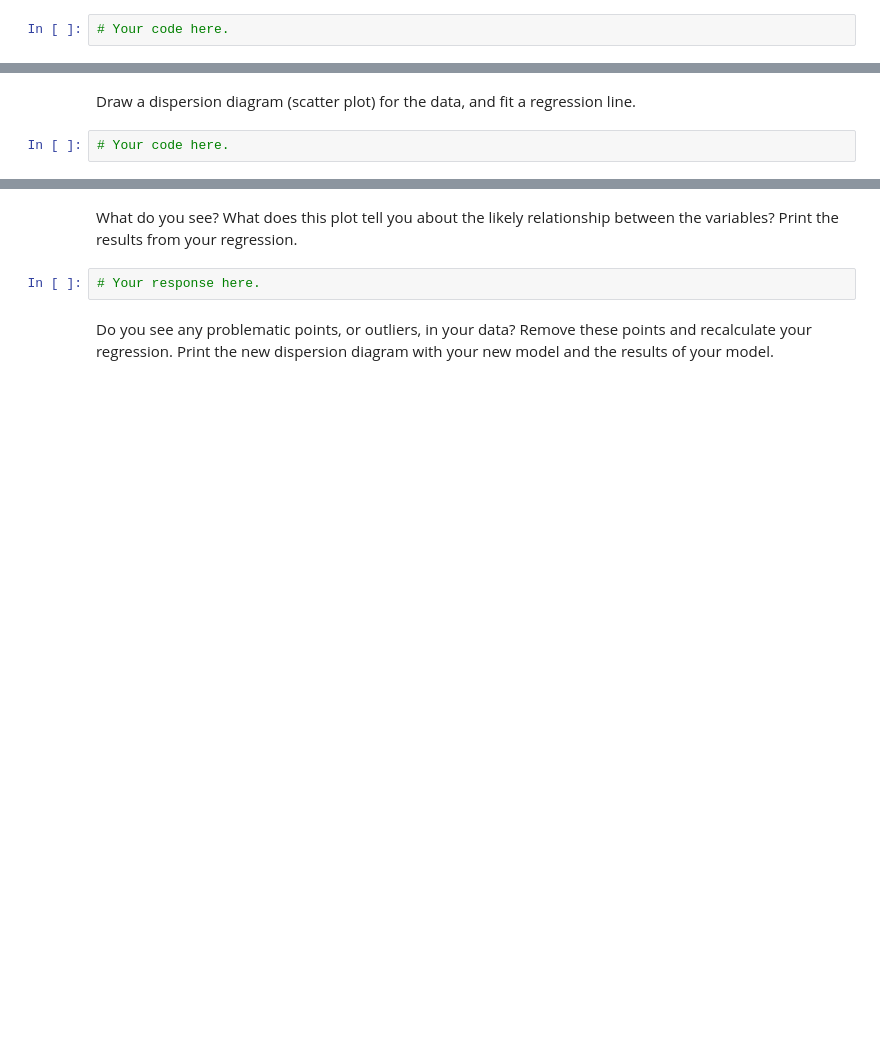
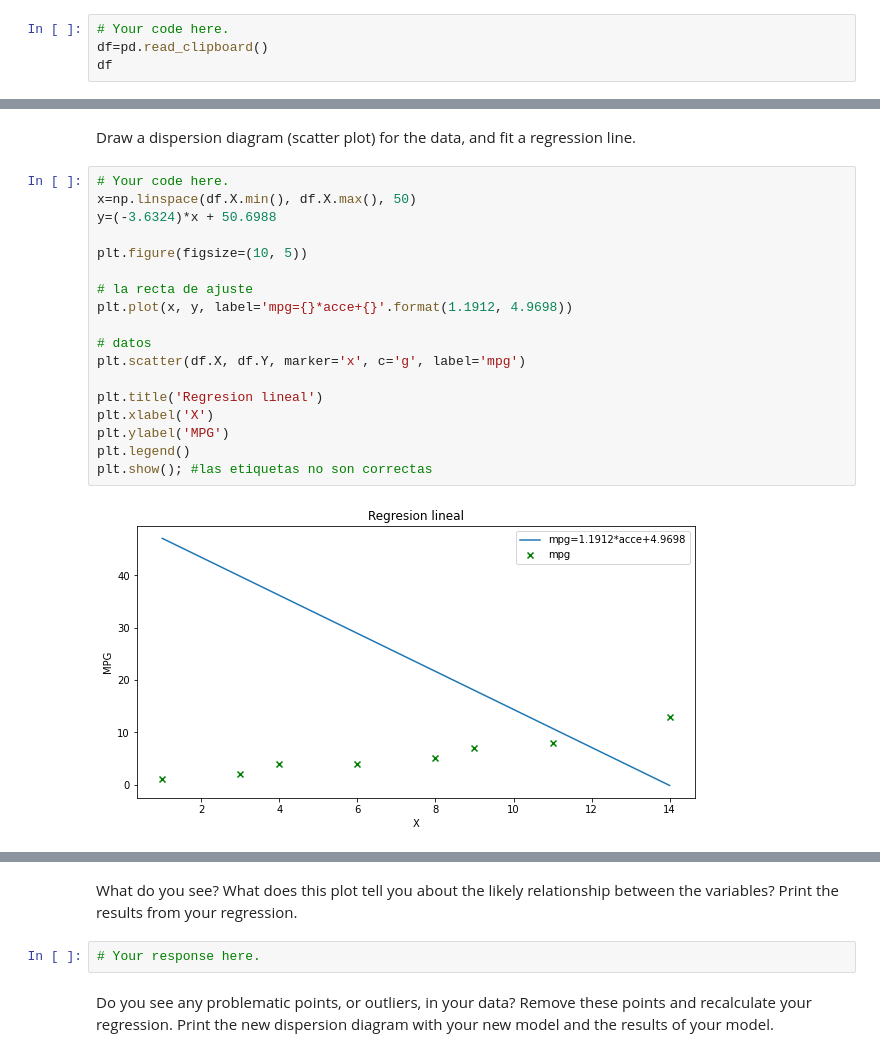
Before and after one commit to Ironhack-Data-Madrid-Octubre-2022/7.3-lab_regression_analysis, a Jupyter notebook: your code/main.ipynb, the cells around one changed output, grey strips where cells are left out. Saved outputs shown, nothing was run; the diff lists cells and outputs as text; blank space fills up the shorter version.

```diff
--- a/your code/main.ipynb
+++ b/your code/main.ipynb
@@ -255,3 +261,5 @@ We want to know if the relationship modeled by the two random variables is linea
 First, build a dataframe with the data.
 # %%
 # Your code here.
+df=pd.read_clipboard()
+df
@@ -258,4 +276,22 @@ First, build a dataframe with the data.
 # %% [markdown]
 Draw a dispersion diagram (scatter plot) for the data, and fit a regression line.
-# %%
-# Your code here.
+# %%
+# Your code here.
+x=np.linspace(df.X.min(), df.X.max(), 50)
+y=(-3.6324)*x + 50.6988
+
+plt.figure(figsize=(10, 5))
+
+# la recta de ajuste
+plt.plot(x, y, label='mpg={}*acce+{}'.format(1.1912, 4.9698))
+
+# datos
+plt.scatter(df.X, df.Y, marker='x', c='g', label='mpg')
+
+plt.title('Regresion lineal')
+plt.xlabel('X')
+plt.ylabel('MPG')
+plt.legend()
+plt.show(); #las etiquetas no son correctas
+# %% [output]
+[figure, added]
```
Also changed, not shown: parts of 4 cells of this notebook.
